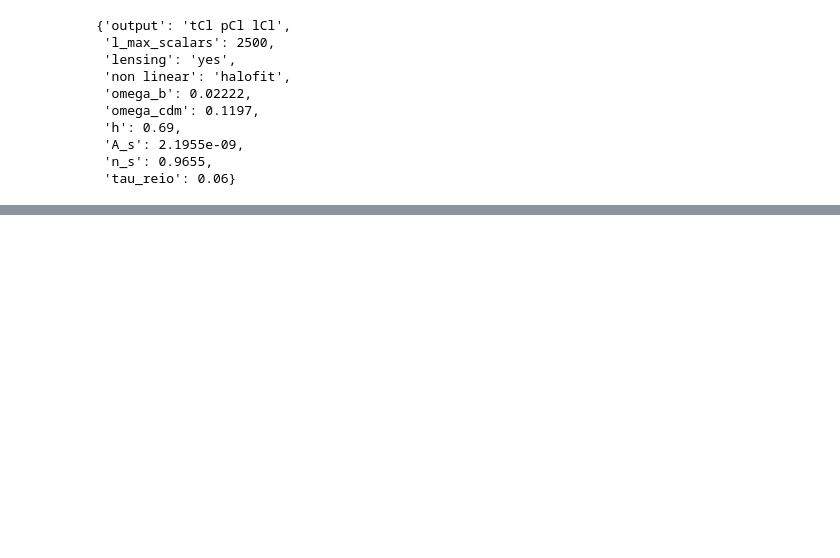
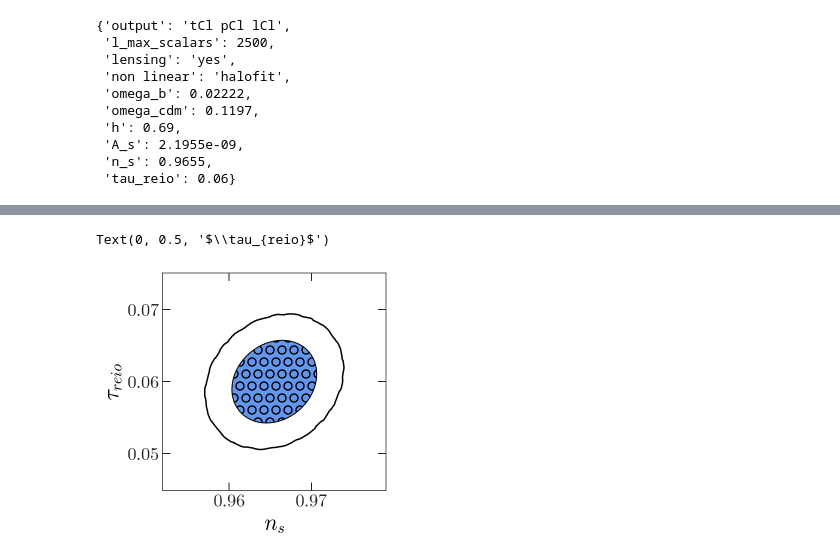
Before and after one commit to xzackli/fishchips-public, a Jupyter notebook: notebooks/Basic Example with Planck.ipynb, the cells around one changed output, grey strips where cells are left out. Cells and saved outputs as stored; diff of their text form; code cells hidden in the pictures; blank space fills up the shorter version.

```diff
--- a/notebooks/Basic Example with Planck.ipynb
+++ b/notebooks/Basic Example with Planck.ipynb
@@ -79,0 +123,20 @@ plt.ylim(1e-6,1e4)
+# %%
+fig, ax = plt.subplots(figsize=(4,4))
+
+fishchips.util.plot_ellipse(ax, 'n_s', 'tau_reio',
+                            pars, centers, cov,
+                            kwargs1={
+                                'facecolor' : 'cornflowerblue',
+                                'hatch' : 'O',
+                                'alpha' : 0.5
+                            },
+                            kwargs2={
+                                'sketch_params' : 1.0,
+                                'lw' : 1.5
+                            }
+                           );
+ax.set_xlabel(r'$n_s$')
+ax.set_ylabel(r'$\tau_{reio}$')
+# %% [output]
+Text(0, 0.5, '$\\tau_{reio}$')
+[figure, added]
```
Also changed, not shown: parts of 8 cells of this notebook, 5 other files.
